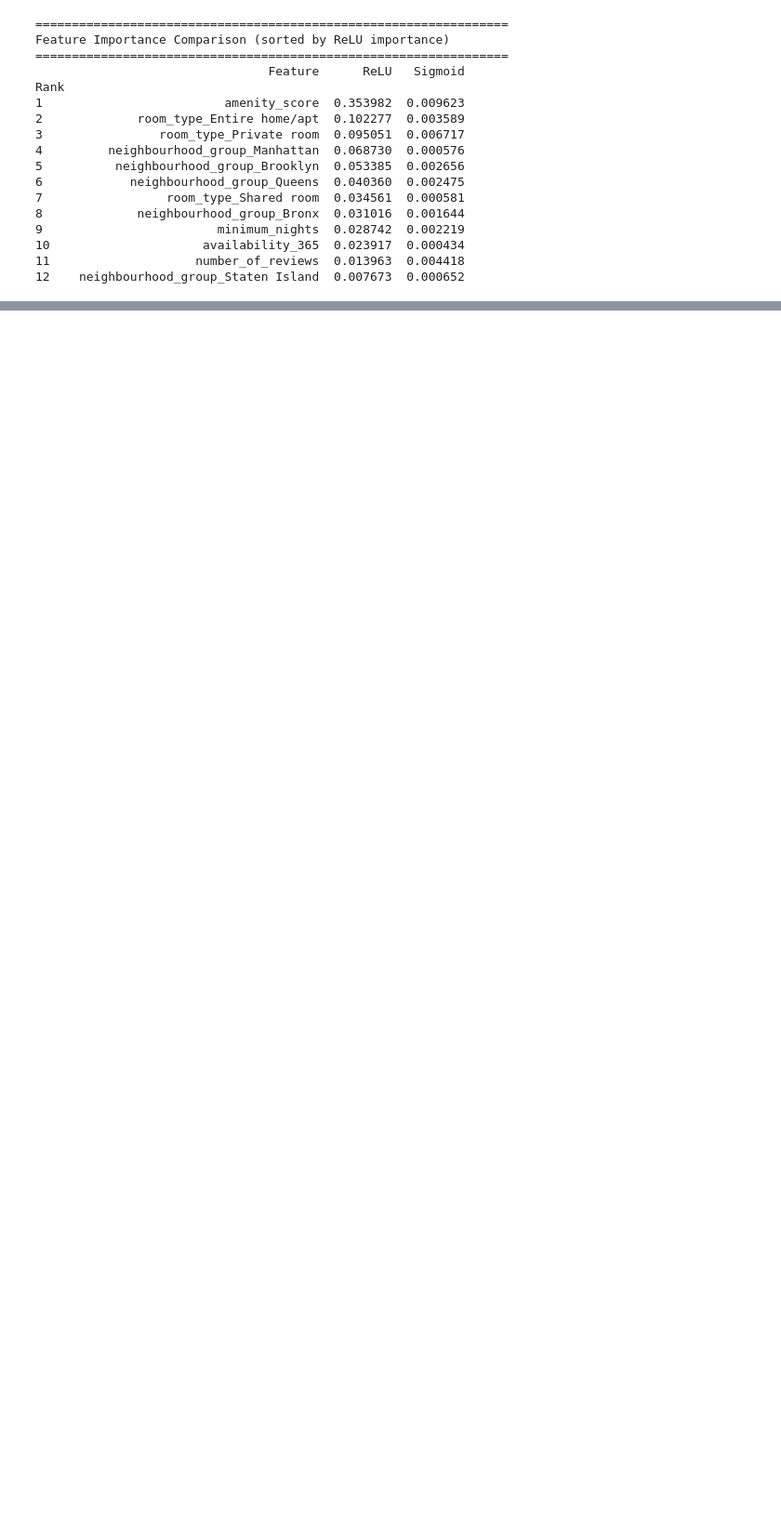
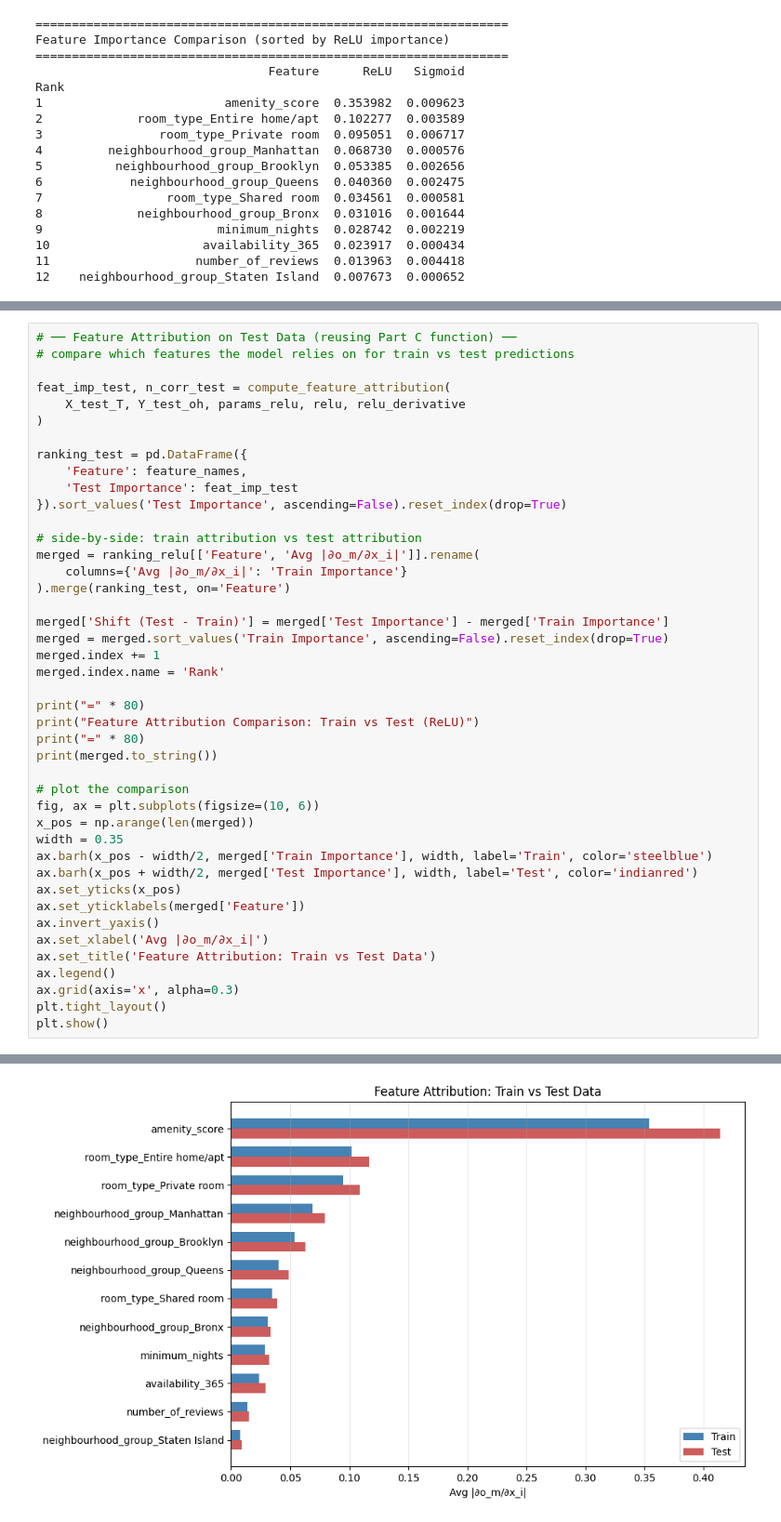
Before and after one commit to azamali9922/25280057_deeplearning_pa_1, a Jupyter notebook: part1.ipynb, the cells around one changed output, grey strips where cells are left out. Shown at 93% size. Cells and saved outputs as stored; diff of their text form; blank space fills up the shorter version.

```diff
--- a/part1.ipynb
+++ b/part1.ipynb
@@ -996,0 +1181,44 @@ OUTPUT: Feature importance scores s ∈ R^{M0}, ranked feature list
+# %%
+# ── Feature Attribution on Test Data (reusing Part C function) ──
+# compare which features the model relies on for train vs test predictions
+
+feat_imp_test, n_corr_test = compute_feature_attribution(
+    X_test_T, Y_test_oh, params_relu, relu, relu_derivative
+)
+
+ranking_test = pd.DataFrame({
+    'Feature': feature_names,
+    'Test Importance': feat_imp_test
+}).sort_values('Test Importance', ascending=False).reset_index(drop=True)
+
+# side-by-side: train attribution vs test attribution
+merged = ranking_relu[['Feature', 'Avg |∂o_m/∂x_i|']].rename(
+    columns={'Avg |∂o_m/∂x_i|': 'Train Importance'}
+).merge(ranking_test, on='Feature')
+
+merged['Shift (Test - Train)'] = merged['Test Importance'] - merged['Train Importance']
+merged = merged.sort_values('Train Importance', ascending=False).reset_index(drop=True)
+merged.index += 1
+merged.index.name = 'Rank'
+
+print("=" * 80)
+print("Feature Attribution Comparison: Train vs Test (ReLU)")
+print("=" * 80)
+print(merged.to_string())
+
+# plot the comparison
+fig, ax = plt.subplots(figsize=(10, 6))
+x_pos = np.arange(len(merged))
+width = 0.35
+ax.barh(x_pos - width/2, merged['Train Importance'], width, label='Train', color='steelblue')
+ax.barh(x_pos + width/2, merged['Test Importance'], width, label='Test', color='indianred')
+ax.set_yticks(x_pos)
+ax.set_yticklabels(merged['Feature'])
+ax.invert_yaxis()
+ax.set_xlabel('Avg |∂o_m/∂x_i|')
+ax.set_title('Feature Attribution: Train vs Test Data')
+ax.legend()
+ax.grid(axis='x', alpha=0.3)
+plt.tight_layout()
+plt.show()
+# %% [output]
@@ -996,0 +1243 @@ OUTPUT: Feature importance scores s ∈ R^{M0}, ranked feature list
+[figure, added]
```
Also changed, not shown: parts of 13 cells of this notebook, 4 other files.
